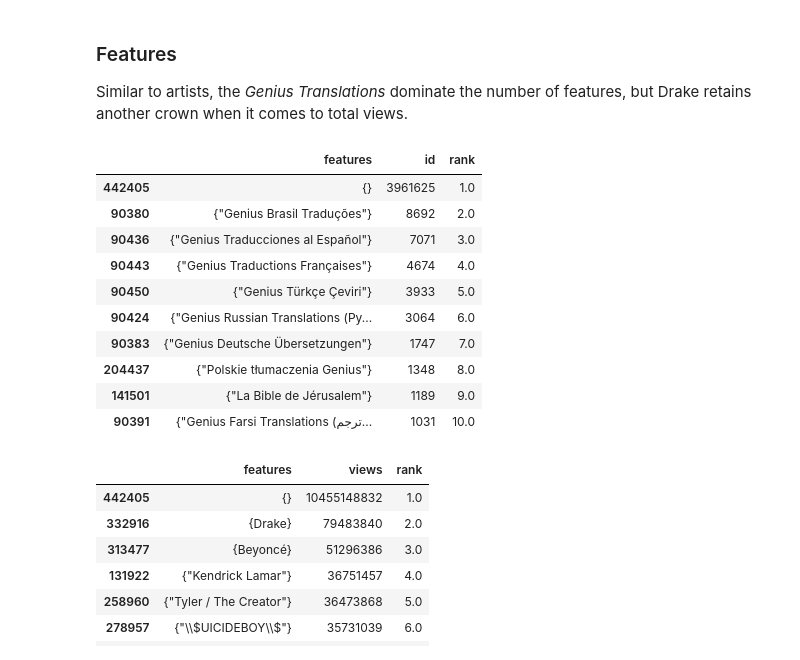
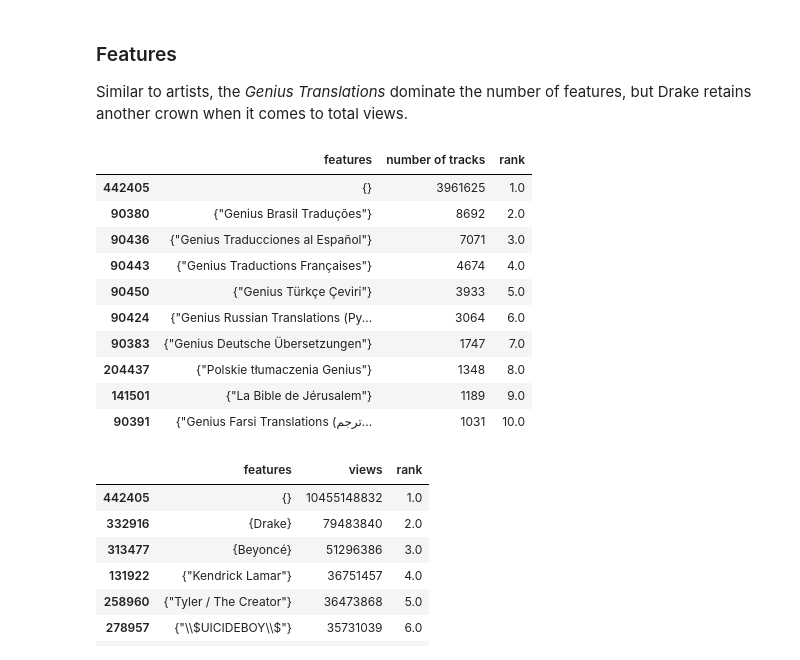
Before and after one commit to wanyakrecipes/lyrical_sentiment, a Jupyter notebook: notebook.ipynb, the cells around one changed output. Drawn from its saved outputs; the diff is of its cells as text; code cells hidden in the pictures.

```diff
--- a/notebook.ipynb
+++ b/notebook.ipynb
@@ -155,14 +156,15 @@ Similar to artists, the *Genius Translations* dominate the number of features, b
 # %%
 # features (most popular feature?) - most features (popular_features_df)
 # Need to remove {} brakcets
 features_top_ten_views_df = song_lyrics_full_df.groupby('features').agg({'id':'count'}).reset_index()
 features_top_ten_views_df['rank'] = features_top_ten_views_df['id'].rank(ascending= False)
+features_top_ten_views_df = features_top_ten_views_df.rename(columns = {"id" : "number of tracks"})
 features_top_ten_views_df = features_top_ten_views_df.sort_values(by = 'rank')
 features_top_ten_views_df = features_top_ten_views_df.head(10)
 
 display(features_top_ten_views_df)
 # %% [output]
-|  | features | id | rank |
+|  | features | number of tracks | rank |
 | 442405 | {} | 3961625 | 1.0 |
 | 90380 | {"Genius Brasil Traduções"} | 8692 | 2.0 |
 | 90436 | {"Genius Traducciones al Español"} | 7071 | 3.0 |
```
Also changed, not shown: parts of 15 cells of this notebook.
